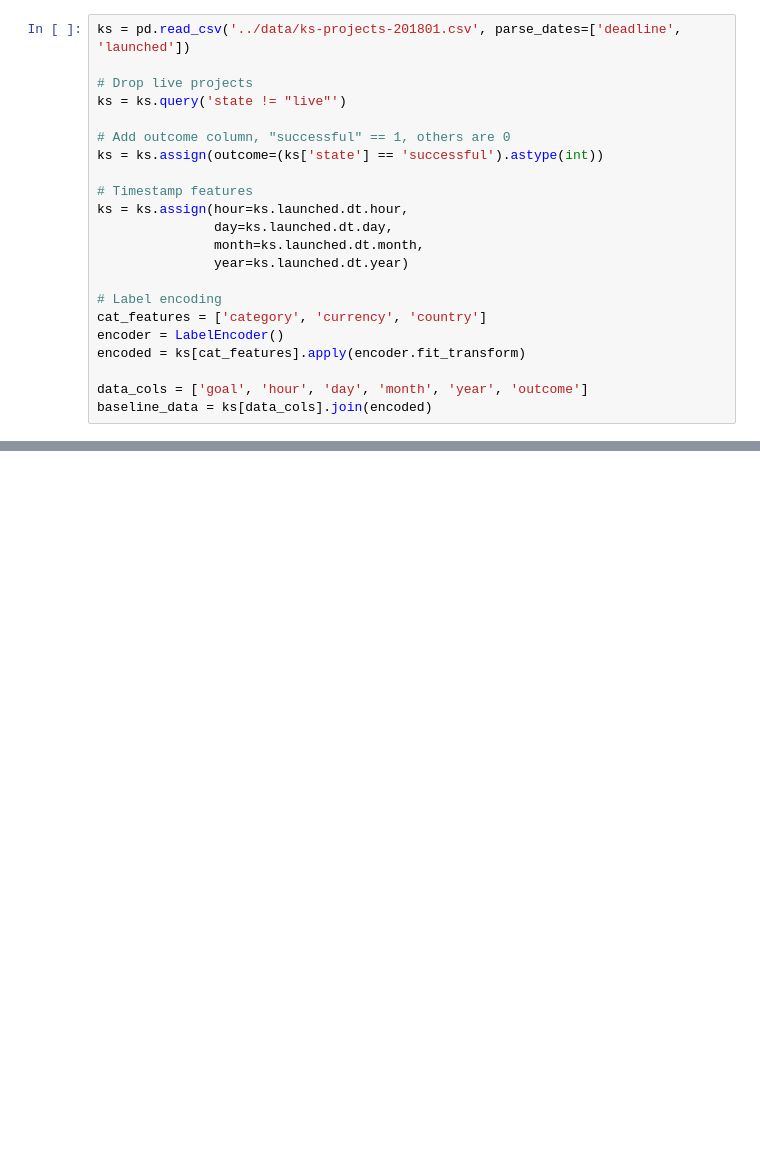
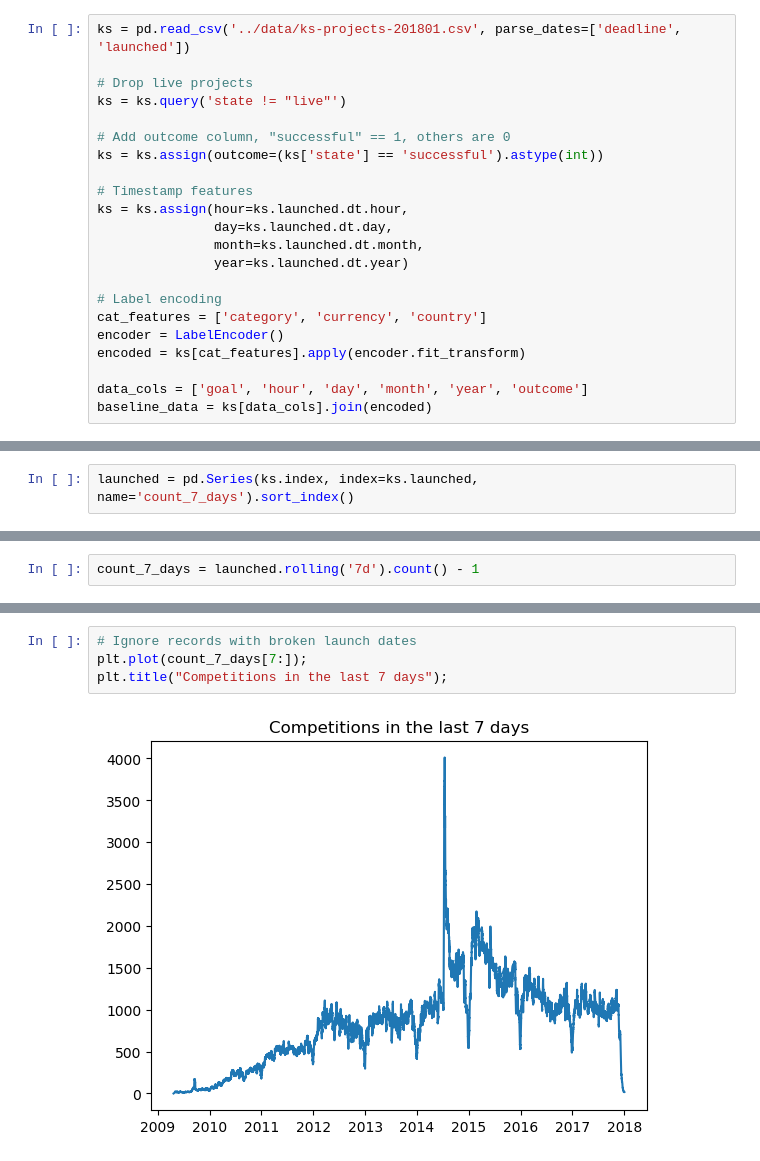
Before and after one commit to jessebmurray/kaggle, a Jupyter notebook: FE_feature_generation.ipynb, the cells around one changed output, grey strips where cells are left out. Drawn from its saved outputs; the diff is of its cells as text; blank space fills up the shorter version.

```diff
--- a/FE_feature_generation.ipynb
+++ b/FE_feature_generation.ipynb
@@ -33,0 +89,2 @@ baseline_data = ks[data_cols].join(encoded)
+# %%
+launched = pd.Series(ks.index, index=ks.launched, name='count_7_days').sort_index()
@@ -33,0 +131,2 @@ baseline_data = ks[data_cols].join(encoded)
+# %%
+count_7_days = launched.rolling('7d').count() - 1
@@ -33,0 +149,6 @@ baseline_data = ks[data_cols].join(encoded)
+# %%
+# Ignore records with broken launch dates
+plt.plot(count_7_days[7:]);
+plt.title("Competitions in the last 7 days");
+# %% [output]
+[figure, added]
```
Also changed, not shown: parts of 32 cells of this notebook.
